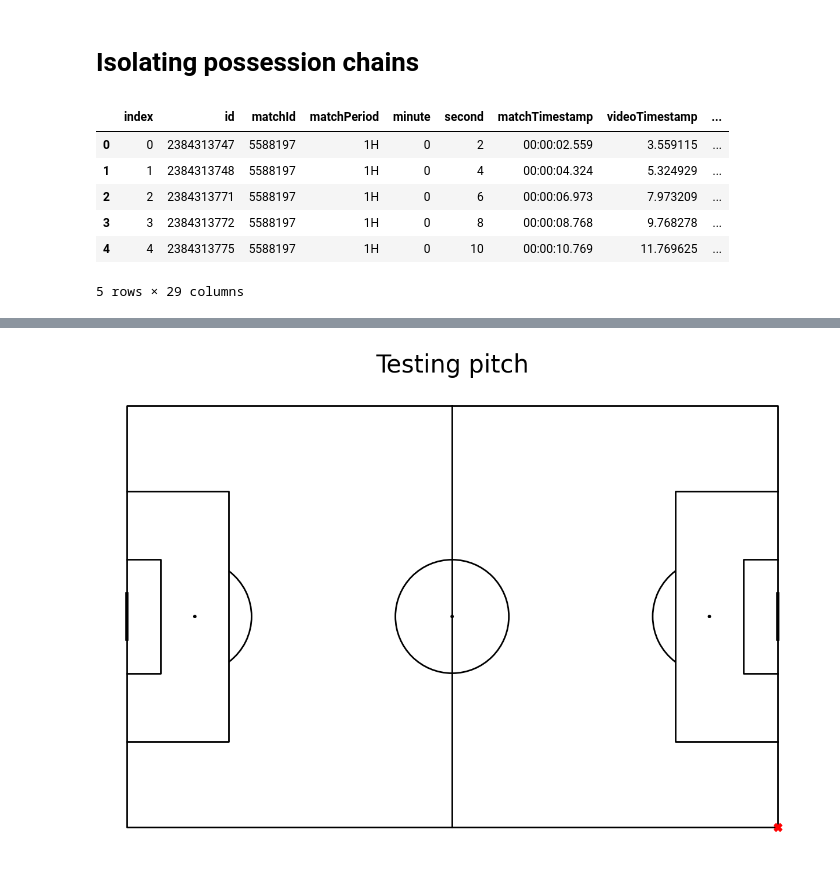
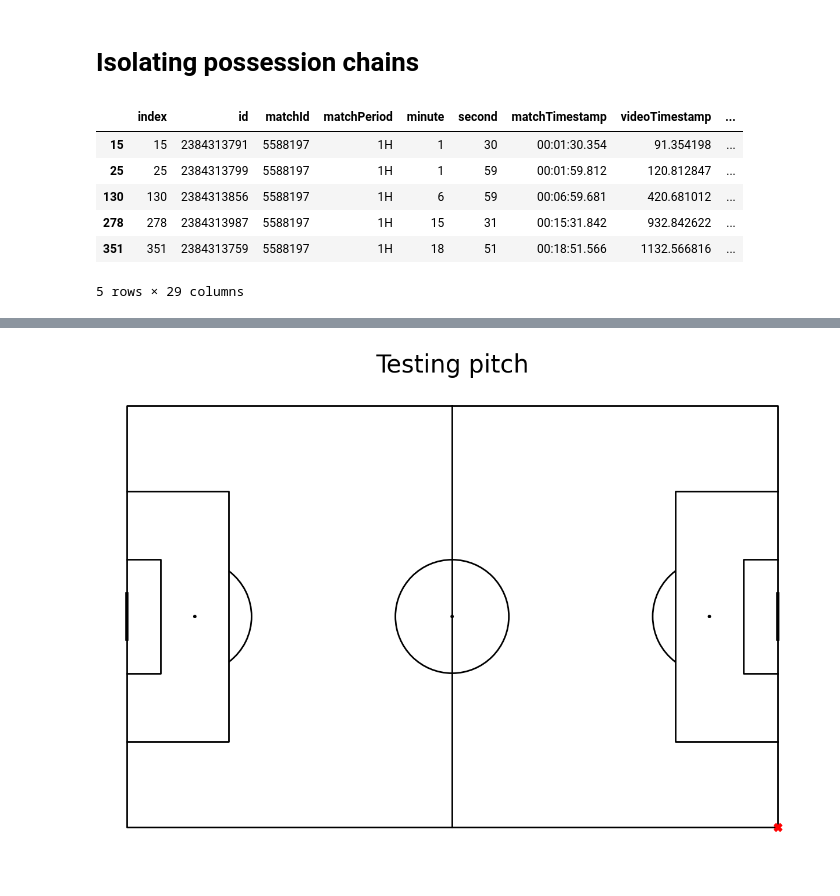
Before and after one commit to MarijnSt/soccermatics-project-2, a Jupyter notebook: expected_danger.ipynb, the cells around one changed output, grey strips where cells are left out. Cells and saved outputs as stored; diff of their text form; code cells hidden in the pictures.

```diff
--- a/expected_danger.ipynb
+++ b/expected_danger.ipynb
@@ -78,6 +78,7 @@ df["secondaryType"] = df["type"].apply(lambda x: x["secondary"] if isinstance(x,
 next_event = df.shift(-1, fill_value=0)
 df["nextPrimaryType"] = next_event["primaryType"]
 df["nextSecondaryType"] = next_event["secondaryType"]
+df["nextTeam"] = next_event["team"]
 df["kickedOut"] = df["nextSecondaryType"].apply(lambda x: 'ball_out' in x if isinstance(x, list) else False)
 print(f"Init: {df.shape}")
 
@@ -165,10 +240,10 @@ Secondary types
 # %%
-df.head()
+df[df["primaryType"] == "goal_kick"].head()
 # %% [output]
 |  | index | id | matchId | matchPeriod | minute | second | matchTimestamp | videoTimestamp | ... |
-| 0 | 0 | 2384313747 | 5588197 | 1H | 0 | 2 | 00:00:02.559 | 3.559115 | ... |
-| 1 | 1 | 2384313748 | 5588197 | 1H | 0 | 4 | 00:00:04.324 | 5.324929 | ... |
-| 2 | 2 | 2384313771 | 5588197 | 1H | 0 | 6 | 00:00:06.973 | 7.973209 | ... |
-| 3 | 3 | 2384313772 | 5588197 | 1H | 0 | 8 | 00:00:08.768 | 9.768278 | ... |
-| 4 | 4 | 2384313775 | 5588197 | 1H | 0 | 10 | 00:00:10.769 | 11.769625 | ... |
+| 15 | 15 | 2384313791 | 5588197 | 1H | 1 | 30 | 00:01:30.354 | 91.354198 | ... |
+| 25 | 25 | 2384313799 | 5588197 | 1H | 1 | 59 | 00:01:59.812 | 120.812847 | ... |
+| 130 | 130 | 2384313856 | 5588197 | 1H | 6 | 59 | 00:06:59.681 | 420.681012 | ... |
+| 278 | 278 | 2384313987 | 5588197 | 1H | 15 | 31 | 00:15:31.842 | 932.842622 | ... |
+| 351 | 351 | 2384313759 | 5588197 | 1H | 18 | 51 | 00:18:51.566 | 1132.566816 | ... |
 5 rows × 29 columns
```
Also changed, not shown: parts of 3 cells of this notebook.
